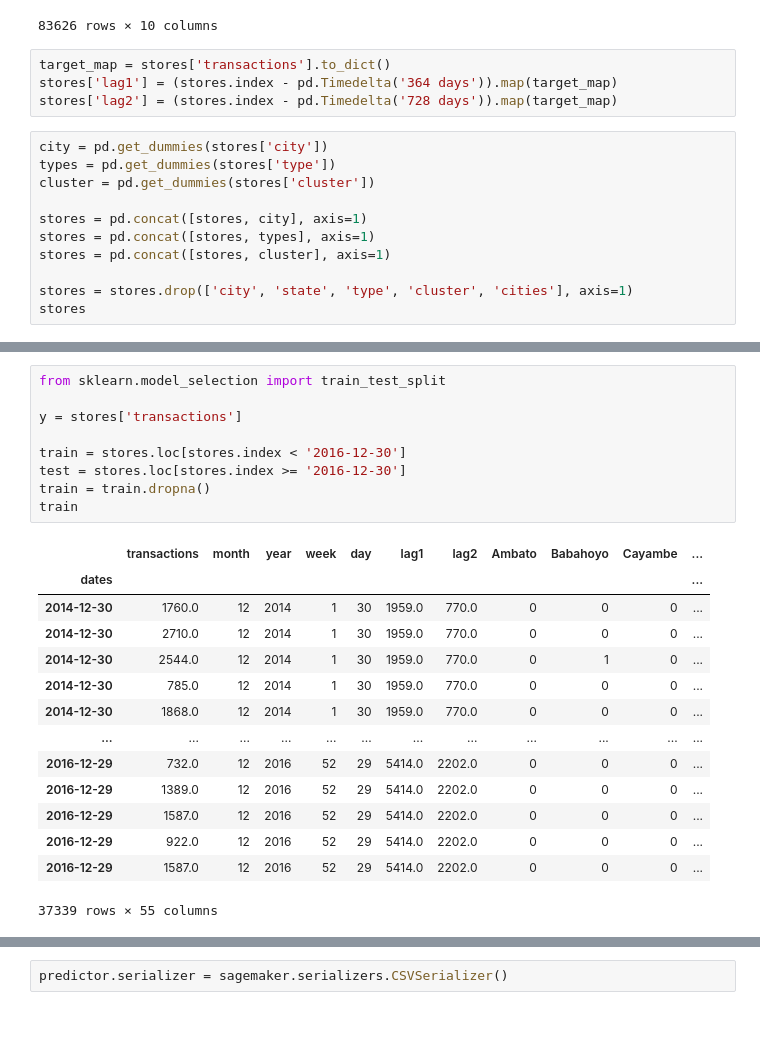
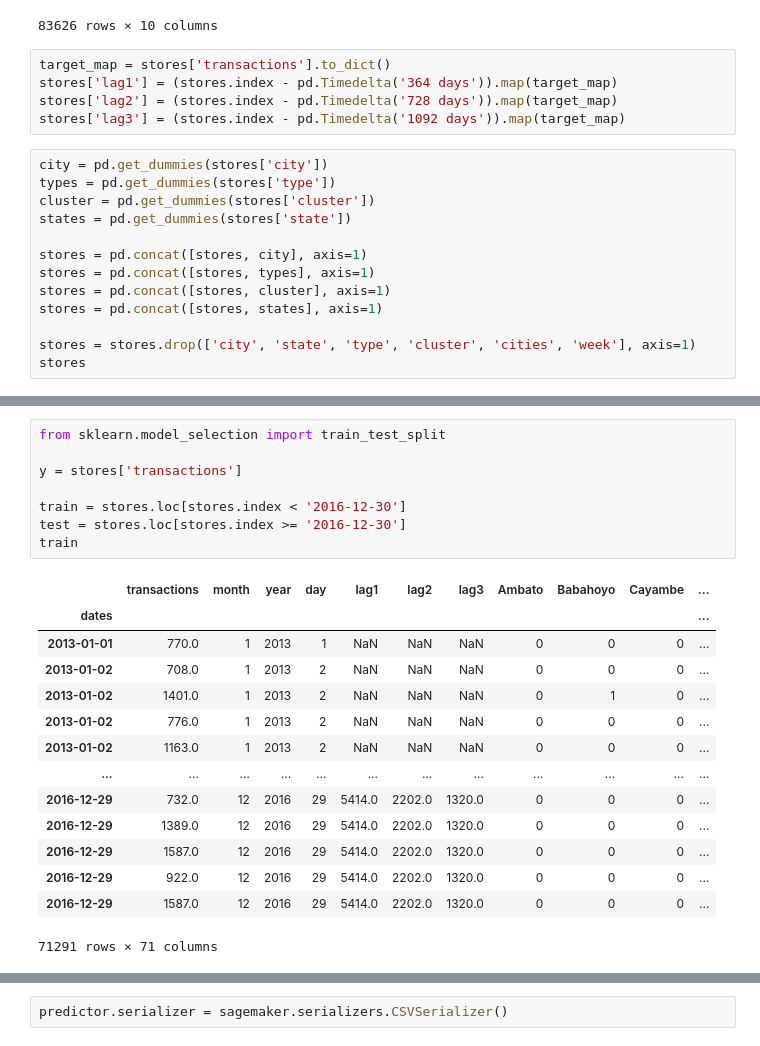
Before and after one commit to Amiromar1/DS-CHALLENGE, a Jupyter notebook: DS-1.ipynb, the cells around one changed output, grey strips where cells are left out. Saved outputs shown, nothing was run; the diff lists cells and outputs as text.

```diff
--- a/DS-1.ipynb
+++ b/DS-1.ipynb
@@ -346,15 +320,18 @@ stores
 target_map = stores['transactions'].to_dict()
 stores['lag1'] = (stores.index - pd.Timedelta('364 days')).map(target_map)
 stores['lag2'] = (stores.index - pd.Timedelta('728 days')).map(target_map)
+stores['lag3'] = (stores.index - pd.Timedelta('1092 days')).map(target_map)
 # %%
 city = pd.get_dummies(stores['city'])
 types = pd.get_dummies(stores['type'])
 cluster = pd.get_dummies(stores['cluster'])
+states = pd.get_dummies(stores['state'])
 
 stores = pd.concat([stores, city], axis=1)
 stores = pd.concat([stores, types], axis=1)
 stores = pd.concat([stores, cluster], axis=1)
+stores = pd.concat([stores, states], axis=1)
 
-stores = stores.drop(['city', 'state', 'type', 'cluster', 'cities'], axis=1)
+stores = stores.drop(['city', 'state', 'type', 'cluster', 'cities', 'week'], axis=1)
 stores
 # %% [output]
@@ -375,27 +352,26 @@ stores
 # %%
 from sklearn.model_selection import train_test_split
 
 y = stores['transactions']
 
 train = stores.loc[stores.index < '2016-12-30']
 test = stores.loc[stores.index >= '2016-12-30']
-train = train.dropna()
 train
 # %% [output]
-|  | transactions | month | year | week | day | lag1 | lag2 | Ambato | Babahoyo | Cayambe | ... |
+|  | transactions | month | year | day | lag1 | lag2 | lag3 | Ambato | Babahoyo | Cayambe | ... |
 | dates |  |  |  |  |  |  |  |  |  |  | ... |
-| 2014-12-30 | 1760.0 | 12 | 2014 | 1 | 30 | 1959.0 | 770.0 | 0 | 0 | 0 | ... |
-| 2014-12-30 | 2710.0 | 12 | 2014 | 1 | 30 | 1959.0 | 770.0 | 0 | 0 | 0 | ... |
-| 2014-12-30 | 2544.0 | 12 | 2014 | 1 | 30 | 1959.0 | 770.0 | 0 | 1 | 0 | ... |
-| 2014-12-30 | 785.0 | 12 | 2014 | 1 | 30 | 1959.0 | 770.0 | 0 | 0 | 0 | ... |
-| 2014-12-30 | 1868.0 | 12 | 2014 | 1 | 30 | 1959.0 | 770.0 | 0 | 0 | 0 | ... |
+| 2013-01-01 | 770.0 | 1 | 2013 | 1 | NaN | NaN | NaN | 0 | 0 | 0 | ... |
+| 2013-01-02 | 708.0 | 1 | 2013 | 2 | NaN | NaN | NaN | 0 | 0 | 0 | ... |
+| 2013-01-02 | 1401.0 | 1 | 2013 | 2 | NaN | NaN | NaN | 0 | 1 | 0 | ... |
+| 2013-01-02 | 776.0 | 1 | 2013 | 2 | NaN | NaN | NaN | 0 | 0 | 0 | ... |
+| 2013-01-02 | 1163.0 | 1 | 2013 | 2 | NaN | NaN | NaN | 0 | 0 | 0 | ... |
 | ... | ... | ... | ... | ... | ... | ... | ... | ... | ... | ... | ... |
-| 2016-12-29 | 732.0 | 12 | 2016 | 52 | 29 | 5414.0 | 2202.0 | 0 | 0 | 0 | ... |
-| 2016-12-29 | 1389.0 | 12 | 2016 | 52 | 29 | 5414.0 | 2202.0 | 0 | 0 | 0 | ... |
-| 2016-12-29 | 1587.0 | 12 | 2016 | 52 | 29 | 5414.0 | 2202.0 | 0 | 0 | 0 | ... |
-| 2016-12-29 | 922.0 | 12 | 2016 | 52 | 29 | 5414.0 | 2202.0 | 0 | 0 | 0 | ... |
-| 2016-12-29 | 1587.0 | 12 | 2016 | 52 | 29 | 5414.0 | 2202.0 | 0 | 0 | 0 | ... |
+| 2016-12-29 | 732.0 | 12 | 2016 | 29 | 5414.0 | 2202.0 | 1320.0 | 0 | 0 | 0 | ... |
+| 2016-12-29 | 1389.0 | 12 | 2016 | 29 | 5414.0 | 2202.0 | 1320.0 | 0 | 0 | 0 | ... |
+| 2016-12-29 | 1587.0 | 12 | 2016 | 29 | 5414.0 | 2202.0 | 1320.0 | 0 | 0 | 0 | ... |
+| 2016-12-29 | 922.0 | 12 | 2016 | 29 | 5414.0 | 2202.0 | 1320.0 | 0 | 0 | 0 | ... |
+| 2016-12-29 | 1587.0 | 12 | 2016 | 29 | 5414.0 | 2202.0 | 1320.0 | 0 | 0 | 0 | ... |
-37339 rows × 55 columns
+71291 rows × 71 columns
 # %%
 from sklearn.preprocessing import MinMaxScaler
 
```
Also changed, not shown: parts of 26 cells of this notebook.
